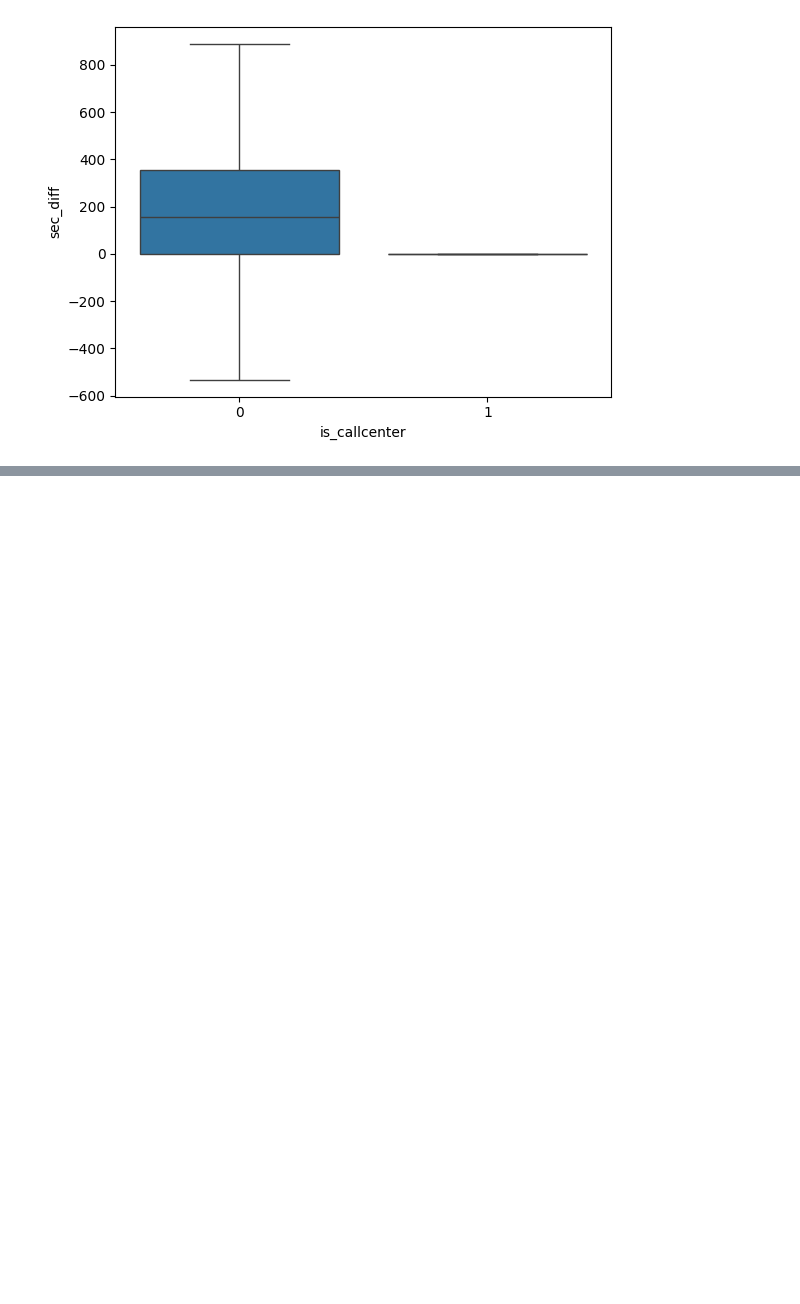
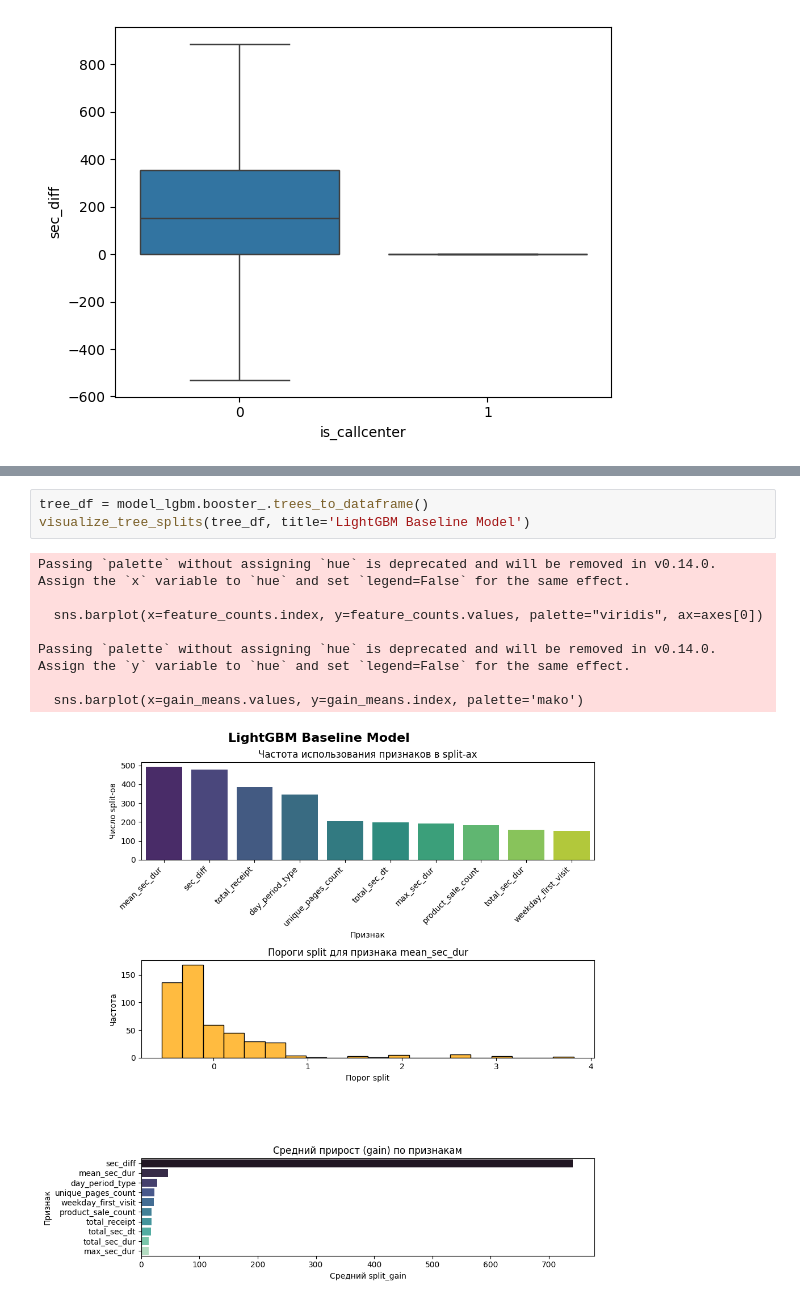
Before and after one commit to ArmJav/callcentermodel, a Jupyter notebook: prepocessing_fit.ipynb, the cells around one changed output, grey strips where cells are left out. Drawn from its saved outputs; the diff is of its cells as text; blank space fills up the shorter version.

```diff
--- a/prepocessing_fit.ipynb
+++ b/prepocessing_fit.ipynb
@@ -313,0 +448,12 @@ train_df[features]
+# %%
+tree_df = model_lgbm.booster_.trees_to_dataframe()
+visualize_tree_splits(tree_df, title='LightGBM Baseline Model')
+# %% [output]
+Passing `palette` without assigning `hue` is deprecated and will be removed in v0.14.0. Assign the `x` variable to `hue` and set `legend=False` for the same effect.
+
+  sns.barplot(x=feature_counts.index, y=feature_counts.values, palette="viridis", ax=axes[0])
+
+Passing `palette` without assigning `hue` is deprecated and will be removed in v0.14.0. Assign the `y` variable to `hue` and set `legend=False` for the same effect.
+
+  sns.barplot(x=gain_means.values, y=gain_means.index, palette='mako')
+[figure, added]
```
Also changed, not shown: parts of 17 cells of this notebook, 1 other file.
